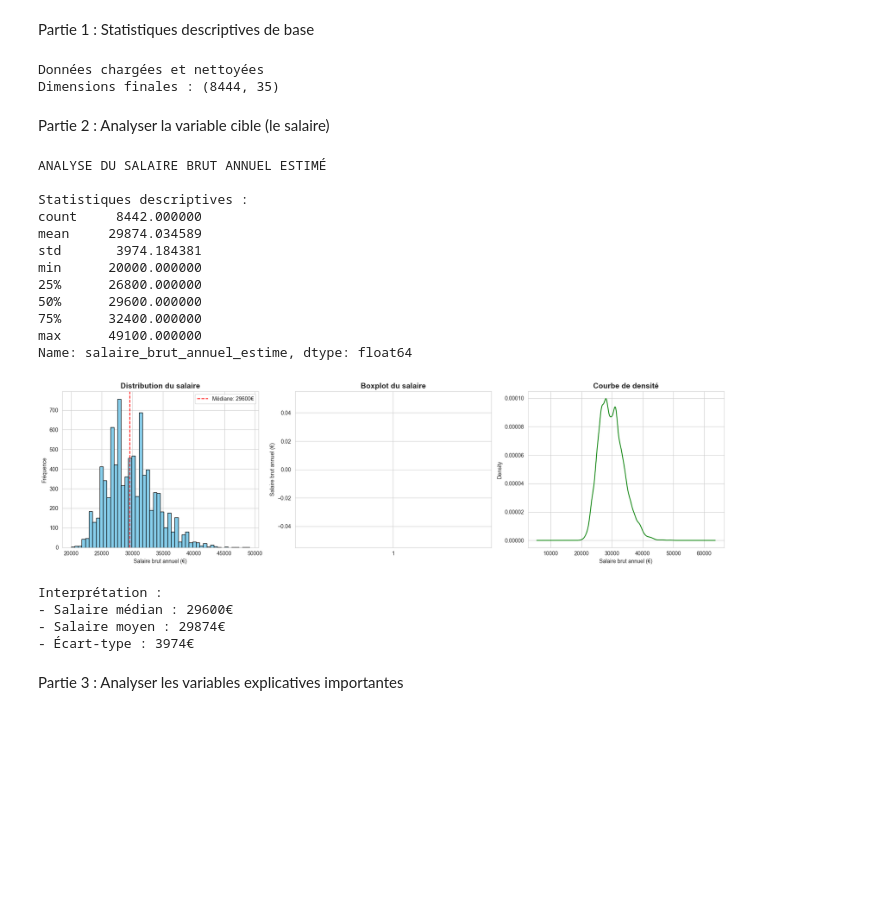
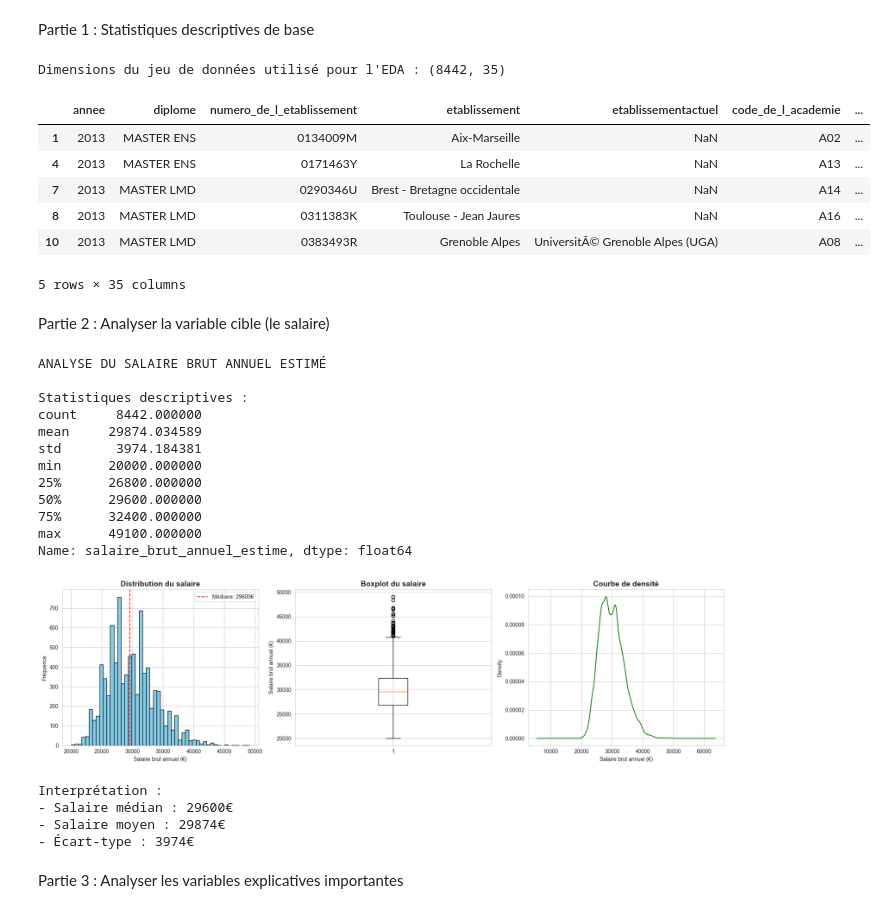
Before and after one commit to Sihtta/AAS, a Jupyter notebook: notebooks/01_analyse_master.ipynb, the cells around one changed output. Saved outputs shown, nothing was run; the diff lists cells and outputs as text; code cells hidden in the pictures; blank space fills up the shorter version.

```diff
--- a/notebooks/01_analyse_master.ipynb
+++ b/notebooks/01_analyse_master.ipynb
@@ -199,42 +227,29 @@ Cette étape vise à regarder vos données sous tous les angles, identifier les
 # %% [markdown]
 Partie 1 : Statistiques descriptives de base
 # %%
-# Recharger les données nettoyées
 import pandas as pd
 import numpy as np
 import matplotlib.pyplot as plt
 import seaborn as sns
 
-# Configurez pour de beaux graphiques
+# Paramètres graphiques
 sns.set_style("whitegrid")
 plt.rcParams['figure.figsize'] = (12, 6)
 
-# Chargez vos données (reprenez le code de nettoyage)
-df = pd.read_csv("../data/insertion_master.csv", sep=';', encoding="latin1")
-df.replace(["ns", "nd"], np.nan, inplace=True)
-df = df.dropna(subset=["salaire_brut_annuel_estime"])
+# Les données ont été nettoyées lors de l'étape précédente
+# On utilise ici le DataFrame df déjà prêt pour l'analyse exploratoire
 
-# Convertir les colonnes numériques
-numeric_cols = [
-    "nombre_de_reponses", "taux_de_reponse", "poids_de_la_discipline",
-    "taux_dinsertion", "emplois_cadre_ou_professions_intermediaires",
-    "emplois_stables", "emplois_a_temps_plein",
-    "salaire_net_median_des_emplois_a_temps_plein",
-    "salaire_brut_annuel_estime", "de_diplomes_boursiers",
-    "taux_de_chomage_regional", "salaire_net_mensuel_median_regional",
-    "emplois_cadre", "emplois_exterieurs_a_la_region_de_luniversite", "femmes"
-]
-
-for col in numeric_cols:
-    df[col] = pd.to_numeric(df[col], errors="coerce")
-    if col != "salaire_brut_annuel_estime":
-        df[col] = df[col].fillna(df[col].median())
-
-print("Données chargées et nettoyées")
-print(f"Dimensions finales : {df.shape}")
+print("Dimensions du jeu de données utilisé pour l'EDA :", df.shape)
+df.head()
 # %% [output]
-Données chargées et nettoyées
-Dimensions finales : (8444, 35)
+Dimensions du jeu de données utilisé pour l'EDA : (8442, 35)
+|  | annee | diplome | numero_de_l_etablissement | etablissement | etablissementactuel | code_de_l_academie | ... |
+| 1 | 2013 | MASTER ENS | 0134009M | Aix-Marseille | NaN | A02 | ... |
+| 4 | 2013 | MASTER ENS | 0171463Y | La Rochelle | NaN | A13 | ... |
+| 7 | 2013 | MASTER LMD | 0290346U | Brest - Bretagne occidentale | NaN | A14 | ... |
+| 8 | 2013 | MASTER LMD | 0311383K | Toulouse - Jean Jaures | NaN | A16 | ... |
+| 10 | 2013 | MASTER LMD | 0383493R | Grenoble Alpes | UniversitÃ© Grenoble Alpes (UGA) | A08 | ... |
+5 rows × 35 columns
 # %% [markdown]
 Partie 2 : Analyser la variable cible (le salaire)
 # %%
@@ -287,7 +302,7 @@ min      20000.000000
 75%      32400.000000
 max      49100.000000
 Name: salaire_brut_annuel_estime, dtype: float64
-[figure, old version]
+[figure, new version]
 Interprétation :
 - Salaire médian : 29600€
 - Salaire moyen : 29874€
```
Also changed, not shown: parts of 22 cells of this notebook.
